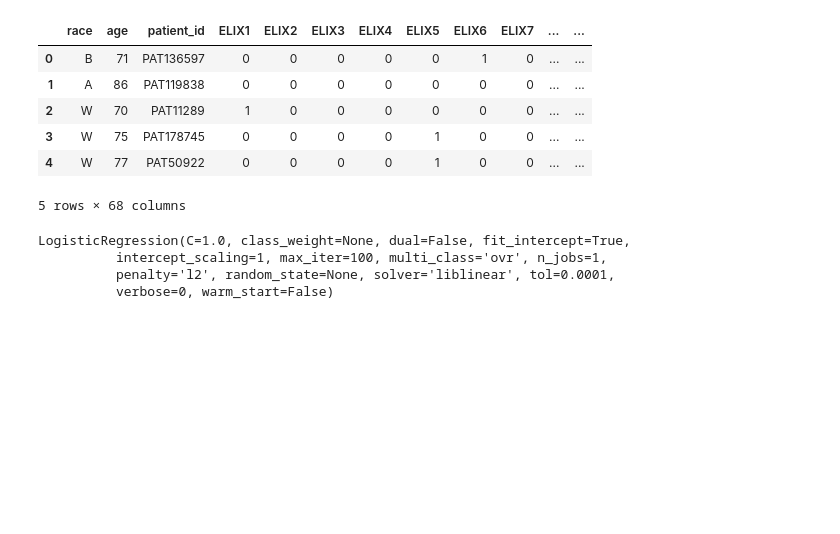
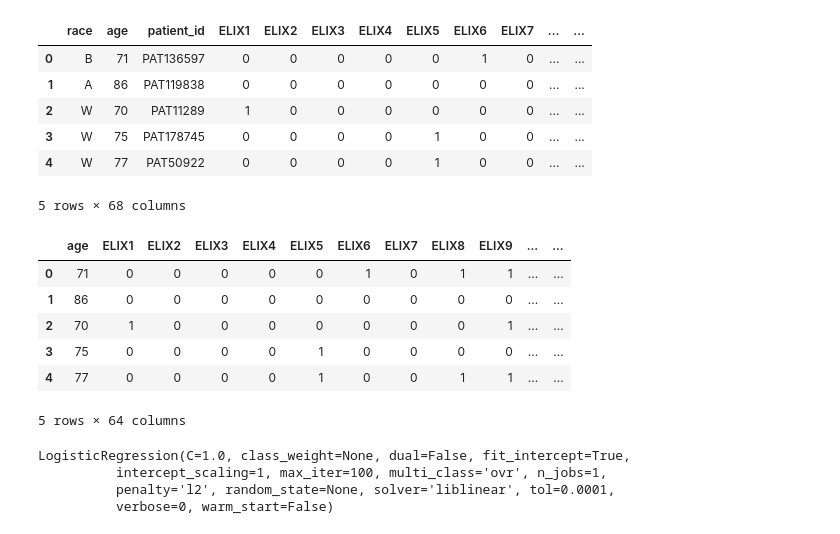
Before and after one commit to akhilanto/My-Python-Works, a Jupyter notebook: Python samples/Hap880assignment1.ipynb, the cells around one changed output. Drawn from its saved outputs; the diff is of its cells as text; code cells hidden in the pictures; blank space fills up the shorter version.

```diff
--- a/Python samples/Hap880assignment1.ipynb
+++ b/Python samples/Hap880assignment1.ipynb
@@ -22,6 +22,16 @@ cls.remove('claimCount')
 # %%
 df1 = df[cls]
 label = df.HighUtilizationY2
+# %%
+df1.head()
+# %% [output]
+|  | age | ELIX1 | ELIX2 | ELIX3 | ELIX4 | ELIX5 | ELIX6 | ELIX7 | ELIX8 | ELIX9 | ... | ... |
+| 0 | 71 | 0 | 0 | 0 | 0 | 0 | 1 | 0 | 1 | 1 | ... | ... |
+| 1 | 86 | 0 | 0 | 0 | 0 | 0 | 0 | 0 | 0 | 0 | ... | ... |
+| 2 | 70 | 1 | 0 | 0 | 0 | 0 | 0 | 0 | 0 | 1 | ... | ... |
+| 3 | 75 | 0 | 0 | 0 | 0 | 1 | 0 | 0 | 0 | 0 | ... | ... |
+| 4 | 77 | 0 | 0 | 0 | 0 | 1 | 0 | 0 | 1 | 1 | ... | ... |
+5 rows × 64 columns
 # %%
 from sklearn.model_selection import train_test_split
 from sklearn.linear_model import LogisticRegression
```
Also changed, not shown: parts of 25 cells of this notebook.
